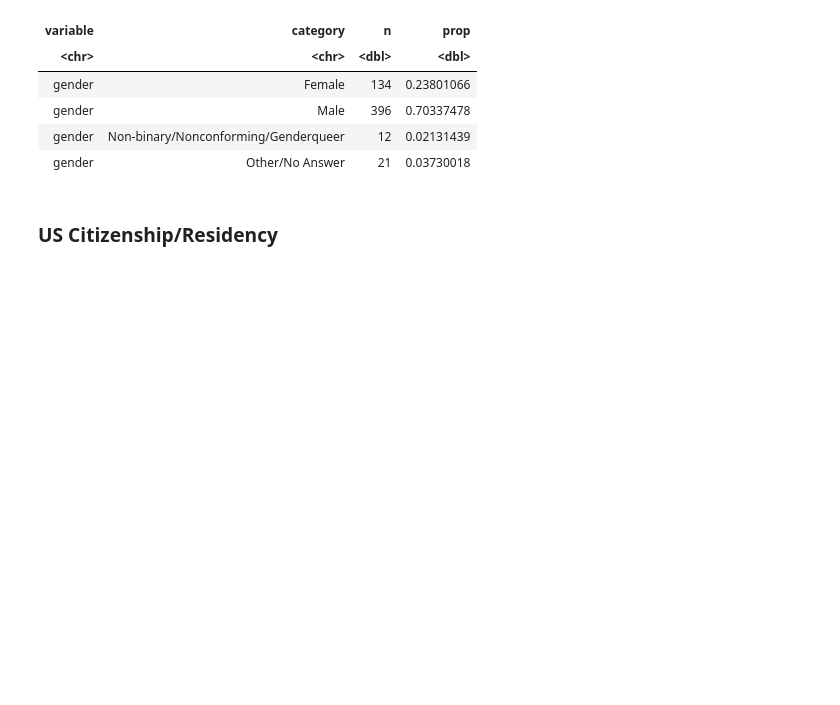
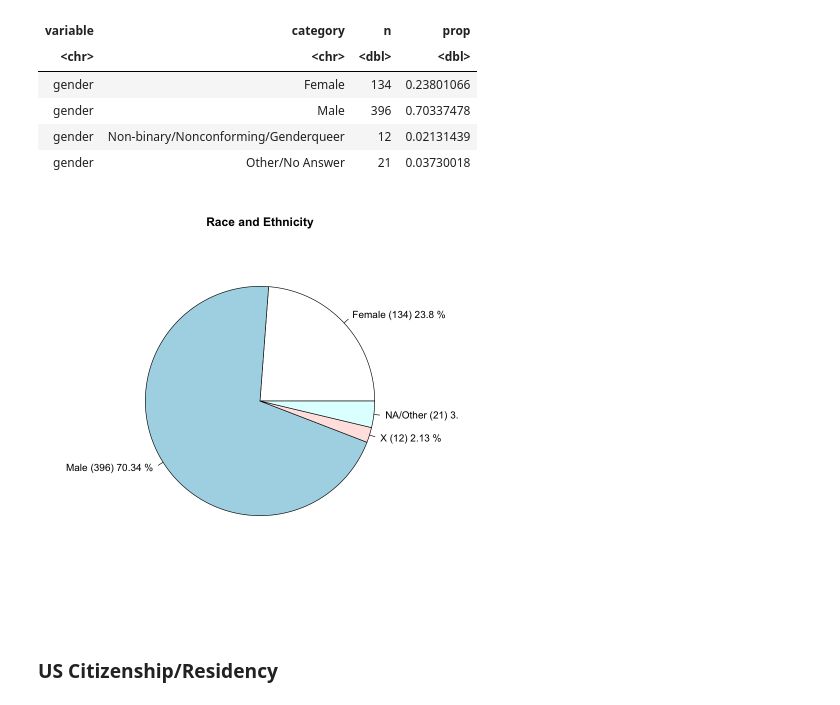
Before and after one commit to CaRCC/CaRCC-RCD-Census-Paper-PEARC22-data, a Jupyter notebook: public_analysis.ipynb, the cells around one changed output. Saved outputs shown, nothing was run; the diff lists cells and outputs as text; code cells hidden in the pictures; blank space fills up the shorter version.

```diff
--- a/public_analysis.ipynb
+++ b/public_analysis.ipynb
@@ -151,6 +164,17 @@ A spec_tbl_df: 4 × 4
 | gender | Male | 396 | 0.70337478 |
 | gender | Non-binary/Nonconforming/Genderqueer | 12 | 0.02131439 |
 | gender | Other/No Answer | 21 | 0.03730018 |
+# %%
+pie(gender_freq$n,
+    paste(c('Female','Male','X','NA/Other'),
+          ' (',
+          gender_freq$n,
+          ') ',
+          round(gender_freq$prop*100,2),
+          ' %',sep=""),
+    main="Race and Ethnicity")
+# %% [output]
+[figure, added]
 # %% [markdown]
 ### US Citizenship/Residency
 # %%
```
Also changed, not shown: parts of 4 cells of this notebook.
